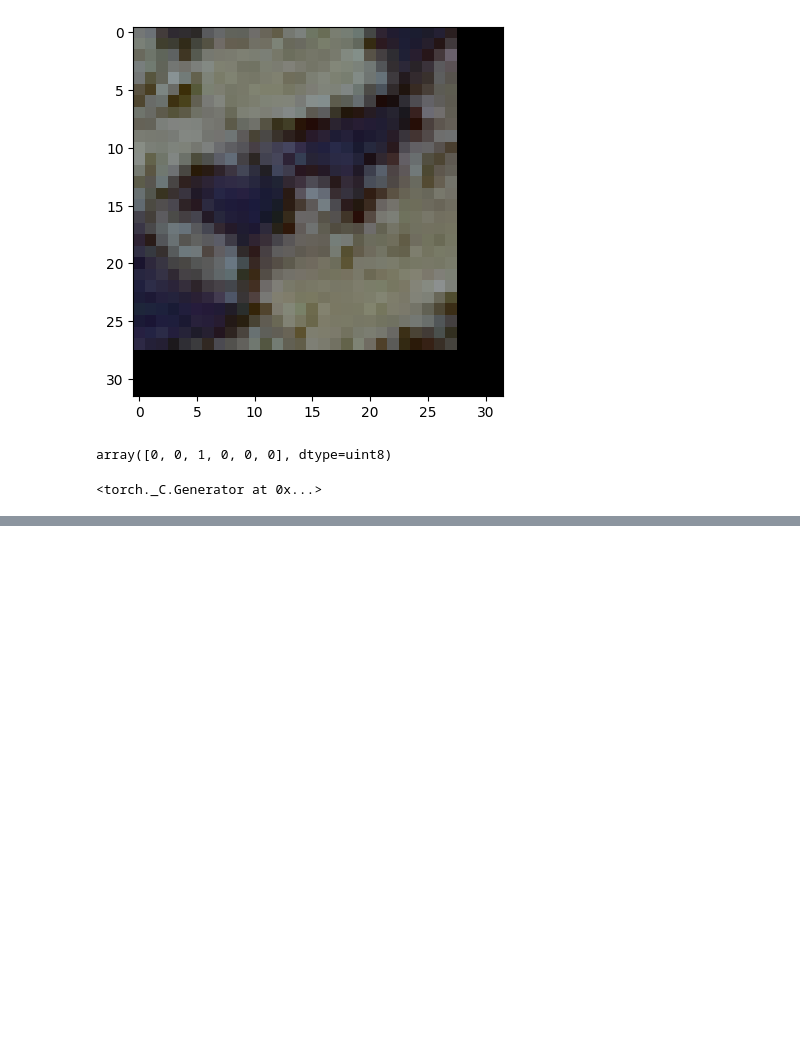
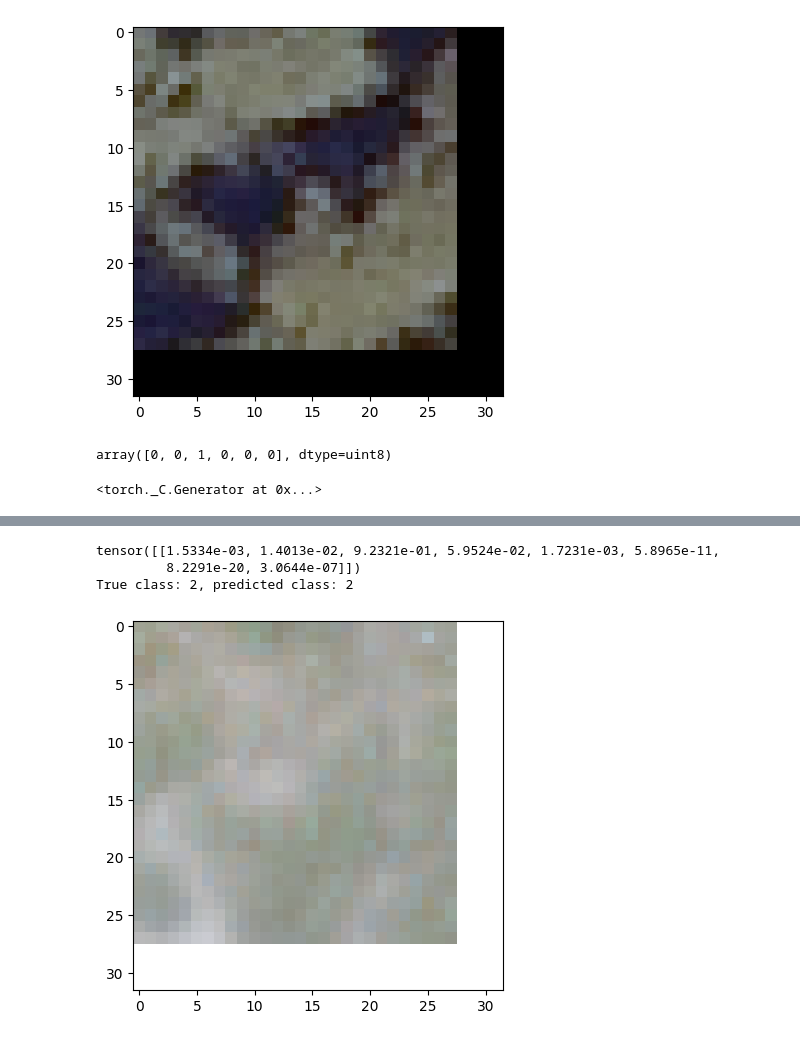
Before and after one commit to ArthurEly/pytorch-notebooks, a Jupyter notebook: sat6-cnn-32bits.ipynb, the cells around one changed output, grey strips where cells are left out. Cells and saved outputs as stored; diff of their text form; code cells hidden in the pictures; blank space fills up the shorter version.

```diff
--- a/sat6-cnn-32bits.ipynb
+++ b/sat6-cnn-32bits.ipynb
@@ -119,8 +118,8 @@ final_train_data[:, :28, :28, :] = train_data_reshaped;
 final_test_data = np.zeros((test_qtdy, 32, 32, 4),dtype=np.float32)
 final_test_data[:, :28, :28, :] = test_data_reshaped;
 # %%
-dataset_train = SatImgDataset(final_train_data, train_data_label)
-dataset_test = SatImgDataset(final_test_data, test_data_label)
+dataset_train = SatImgDataset(final_train_data, train_dl)
+dataset_test = SatImgDataset(final_test_data, test_dl)
 
 loader_train = DataLoader(dataset_train, 512, shuffle=True)
 loader_test = DataLoader(dataset_test, 512, shuffle=False)
@@ -162,18 +161,3 @@ loader_test = DataLoader(dataset_test, 512, shuffle=False)
 
 # # Exibir a arquitetura do modelo
 # print(model)
-# %%
-num_classes = 6
-#rede treinada com 32 bits de peso
-
-device = torch.device('cpu')
-model = nn.Sequential(
-    nn.Conv2d(4,20, kernel_size=3, stride=2, padding=1, bias=True),
-    nn.ReLU(),
-    nn.Conv2d(20,8, kernel_size=1, stride=1, bias=True),
-    nn.ReLU(),
-    nn.AdaptiveAvgPool2d(1),
-    nn.Flatten(),
-    nn.Linear(8, num_classes, bias=True),
-    nn.Softmax(dim=1)
-).to(device)
@@ -243,5 +273,5 @@ def predict_one_image(img_data, y):
     true_label = y.argmax()
     pred_label = pred[0].argmax()
     print(pred)
-    plt.imshow(img_data)
+    plt.imshow(img_data.astype(int))
     print("True class: {}, predicted class: {}".format(true_label, pred_label))
@@ -258,3 +278,20 @@ def predict_one_image(img_data, y):
+# %%
+attack_params = {'epsilon':0.02}
+
+image_index = 300
+
+img_data = test_data[image_index].reshape((28,28,4))
+
+ex_img = np.zeros((32, 32, 4),dtype=np.float32)
+ex_img[:28, :28, :] = img_data
+
+labels = torch.FloatTensor(test_data_label[image_index]).unsqueeze(0)
+predict_one_image(ex_img, labels)
+# %% [output]
+tensor([[1.5334e-03, 1.4013e-02, 9.2321e-01, 5.9524e-02, 1.7231e-03, 5.8965e-11,
+         8.2291e-20, 3.0644e-07]])
+True class: 2, predicted class: 2
+[figure, added]
 # %%
 with torch.no_grad():
     correct = 0
```
Also changed, not shown: parts of 10 cells of this notebook.
